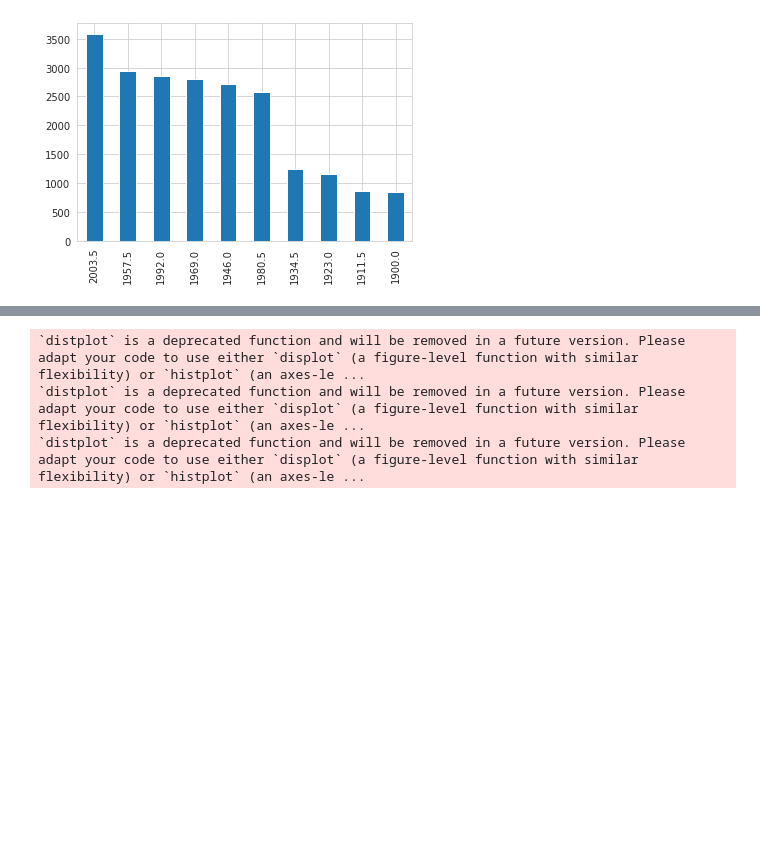
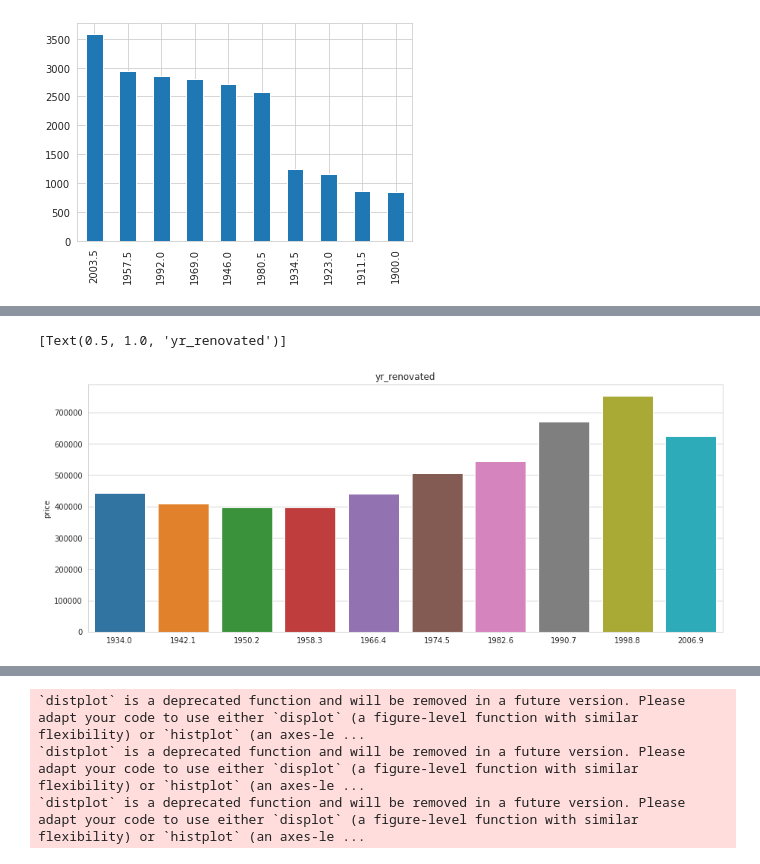
Before and after one commit to ChristianWussow/Portfolio, a Jupyter notebook: Data_Analytics_Project.ipynb, the cells around one changed output, grey strips where cells are left out. Drawn from its saved outputs; the diff is of its cells as text; code cells hidden in the pictures; blank space fills up the shorter version.

```diff
--- a/Data_Analytics_Project.ipynb
+++ b/Data_Analytics_Project.ipynb
@@ -195,0 +226,14 @@ df['yr_built'].value_counts().plot(kind = 'bar')
+# %%
+n_bins = 10
+
+x_bins = np.arange(n_bins)
+
+_, bins = pd.cut(ren_notnull, bins=n_bins, retbins=True, right=False)
+
+binned_data = df['price'].loc[df['yr_renovated'] != 0].groupby(np.digitize(ren_notnull, bins)).median()
+plt.figure(figsize=(15,6))
+sns.barplot(x=bins[:-1],
+             y=binned_data).set(title = df.yr_renovated.name)
+# %% [output]
+[Text(0.5, 1.0, 'yr_renovated')]
+[figure, added]
```
Also changed, not shown: parts of 14 cells of this notebook.
